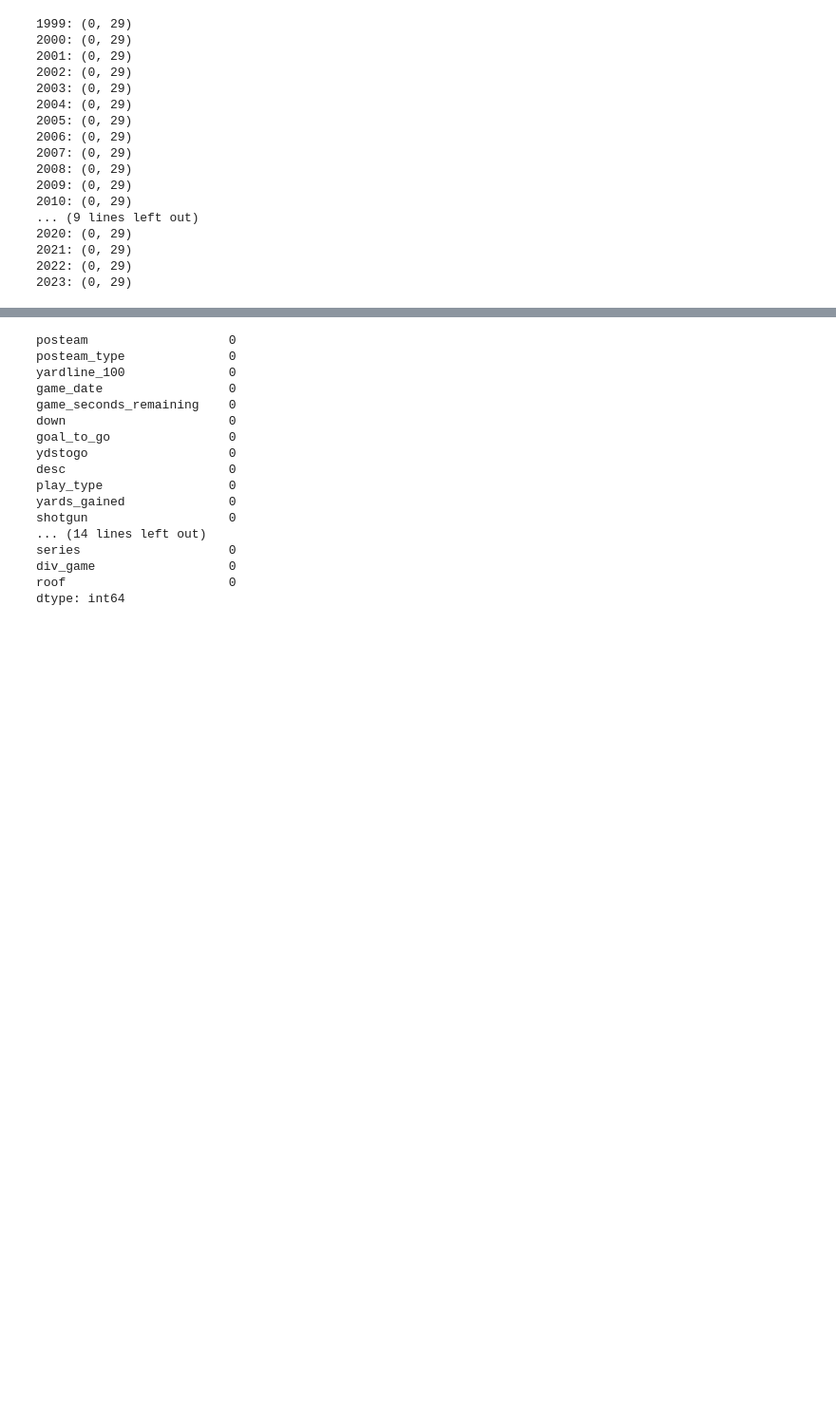
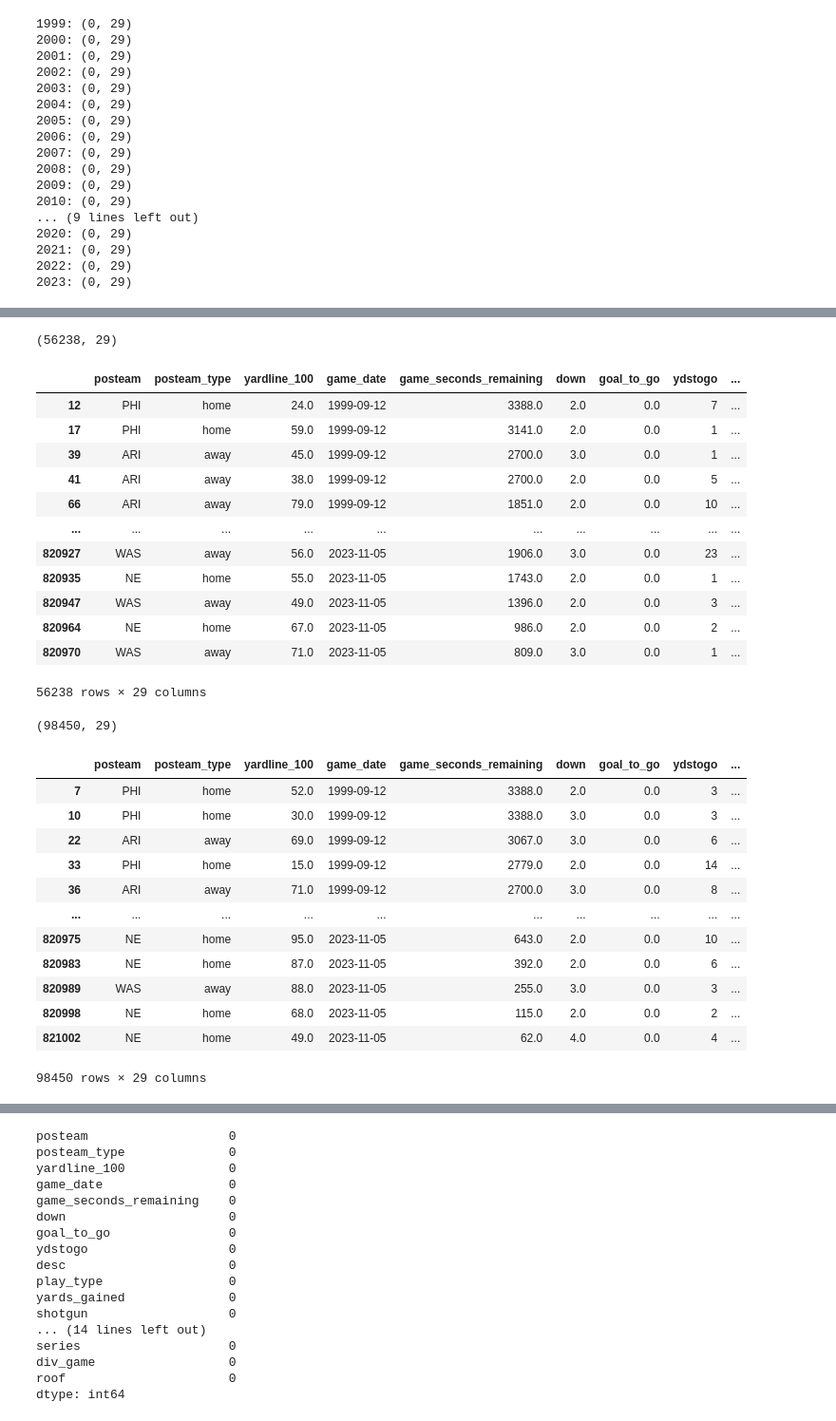
Before and after one commit to MatthiasBiermanns/NFL_play_prediction, a Jupyter notebook: mannheim_meerkats.ipynb, the cells around one changed output, grey strips where cells are left out. Shown at 95% size. Cells and saved outputs as stored; diff of their text form; code cells hidden in the pictures; blank space fills up the shorter version.

```diff
--- a/mannheim_meerkats.ipynb
+++ b/mannheim_meerkats.ipynb
@@ -678,0 +716,35 @@ display(combined_df.groupby("roof").count())
+# %%
+# plays which were not first down but their first down rush or pass attribute is true
+display(combined_df[(combined_df['first_down_rush'] == 1) & (combined_df['down'] != 1)].shape)
+display(combined_df[(combined_df['first_down_rush'] == 1) & (combined_df['down'] != 1)])
+display(combined_df[(combined_df['first_down_pass'] == 1) & (combined_df['down'] != 1)].shape)
+display(combined_df[(combined_df['first_down_pass'] == 1) & (combined_df['down'] != 1)])
+# %% [output]
+(56238, 29)
+|  | posteam | posteam_type | yardline_100 | game_date | game_seconds_remaining | down | goal_to_go | ydstogo | ... |
+| 12 | PHI | home | 24.0 | 1999-09-12 | 3388.0 | 2.0 | 0.0 | 7 | ... |
+| 17 | PHI | home | 59.0 | 1999-09-12 | 3141.0 | 2.0 | 0.0 | 1 | ... |
+| 39 | ARI | away | 45.0 | 1999-09-12 | 2700.0 | 3.0 | 0.0 | 1 | ... |
+| 41 | ARI | away | 38.0 | 1999-09-12 | 2700.0 | 2.0 | 0.0 | 5 | ... |
+| 66 | ARI | away | 79.0 | 1999-09-12 | 1851.0 | 2.0 | 0.0 | 10 | ... |
+| ... | ... | ... | ... | ... | ... | ... | ... | ... | ... |
+| 820927 | WAS | away | 56.0 | 2023-11-05 | 1906.0 | 3.0 | 0.0 | 23 | ... |
+| 820935 | NE | home | 55.0 | 2023-11-05 | 1743.0 | 2.0 | 0.0 | 1 | ... |
+| 820947 | WAS | away | 49.0 | 2023-11-05 | 1396.0 | 2.0 | 0.0 | 3 | ... |
+| 820964 | NE | home | 67.0 | 2023-11-05 | 986.0 | 2.0 | 0.0 | 2 | ... |
+| 820970 | WAS | away | 71.0 | 2023-11-05 | 809.0 | 3.0 | 0.0 | 1 | ... |
+56238 rows × 29 columns
+(98450, 29)
+|  | posteam | posteam_type | yardline_100 | game_date | game_seconds_remaining | down | goal_to_go | ydstogo | ... |
+| 7 | PHI | home | 52.0 | 1999-09-12 | 3388.0 | 2.0 | 0.0 | 3 | ... |
+| 10 | PHI | home | 30.0 | 1999-09-12 | 3388.0 | 3.0 | 0.0 | 3 | ... |
+| 22 | ARI | away | 69.0 | 1999-09-12 | 3067.0 | 3.0 | 0.0 | 6 | ... |
+| 33 | PHI | home | 15.0 | 1999-09-12 | 2779.0 | 2.0 | 0.0 | 14 | ... |
+| 36 | ARI | away | 71.0 | 1999-09-12 | 2700.0 | 3.0 | 0.0 | 8 | ... |
+| ... | ... | ... | ... | ... | ... | ... | ... | ... | ... |
+| 820975 | NE | home | 95.0 | 2023-11-05 | 643.0 | 2.0 | 0.0 | 10 | ... |
+| 820983 | NE | home | 87.0 | 2023-11-05 | 392.0 | 2.0 | 0.0 | 6 | ... |
+| 820989 | WAS | away | 88.0 | 2023-11-05 | 255.0 | 3.0 | 0.0 | 3 | ... |
+| 820998 | NE | home | 68.0 | 2023-11-05 | 115.0 | 2.0 | 0.0 | 2 | ... |
+| 821002 | NE | home | 49.0 | 2023-11-05 | 62.0 | 4.0 | 0.0 | 4 | ... |
+98450 rows × 29 columns
```
Also changed, not shown: parts of 7 cells of this notebook.
